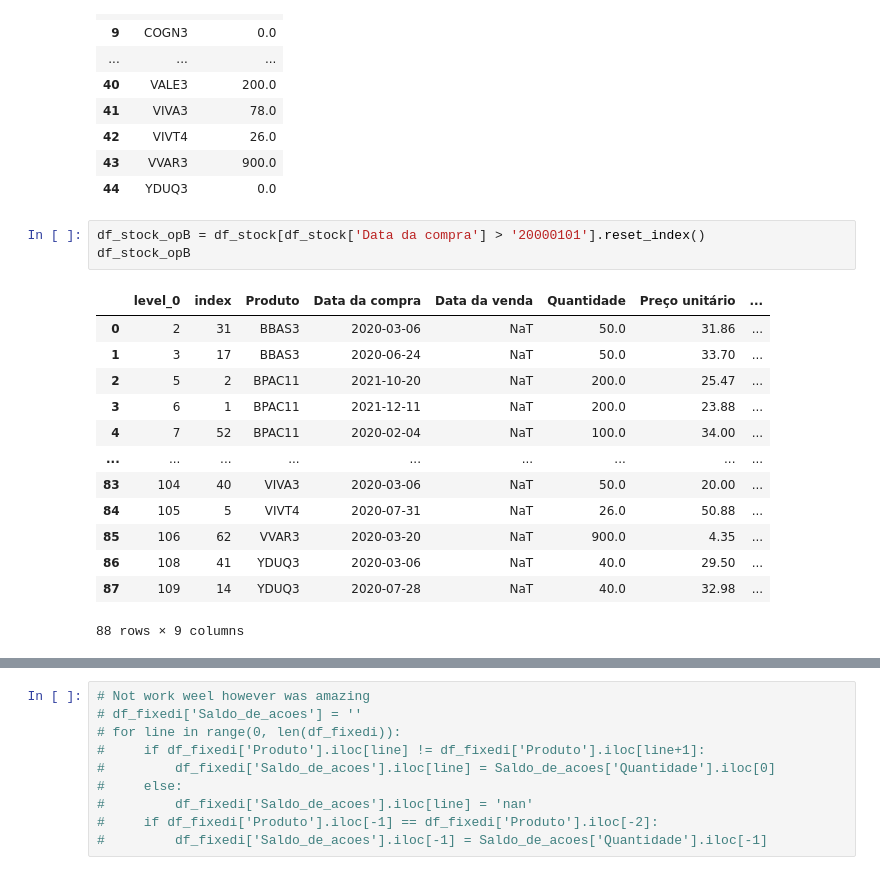
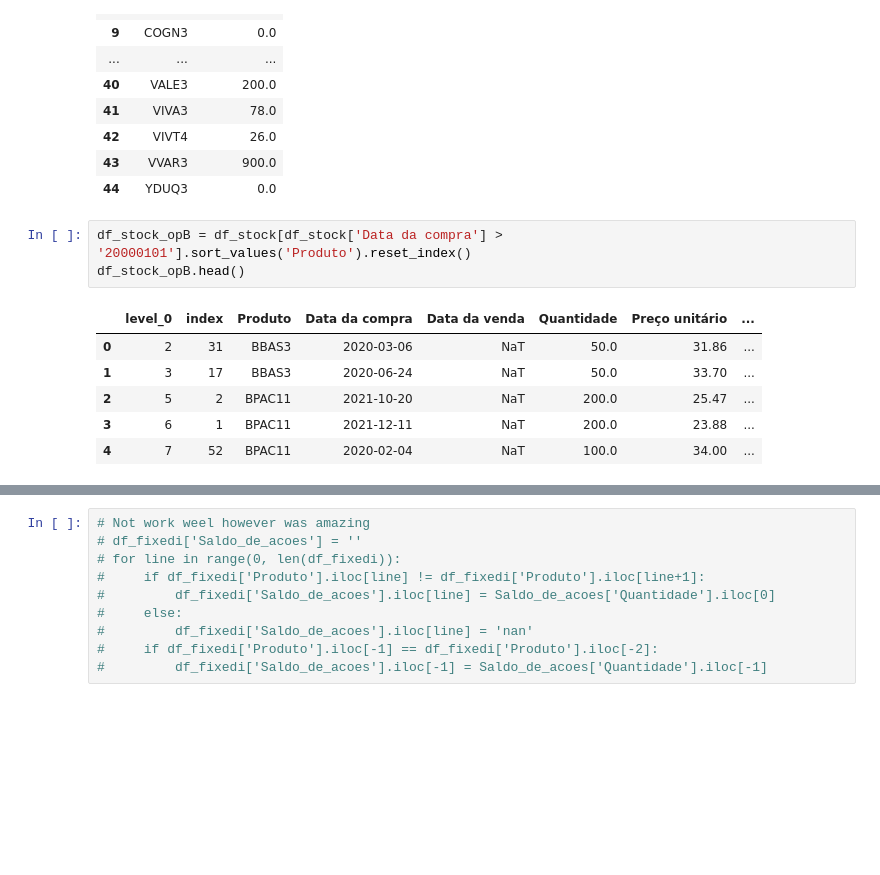
Before and after one commit to thamirisbrandao/b3_imposto_renda, a Jupyter notebook: notebooks/creating_spreadsheet.ipynb, the cells around one changed output, grey strips where cells are left out. Drawn from its saved outputs; the diff is of its cells as text; blank space fills up the shorter version.

```diff
--- a/notebooks/creating_spreadsheet.ipynb
+++ b/notebooks/creating_spreadsheet.ipynb
@@ -252,20 +252,13 @@ quantidades_prod_stock
 | 43 | VVAR3 | 900.0 |
 | 44 | YDUQ3 | 0.0 |
 # %%
-df_stock_opB = df_stock[df_stock['Data da compra'] > '20000101'].reset_index()
-df_stock_opB
+df_stock_opB = df_stock[df_stock['Data da compra'] > '20000101'].sort_values('Produto').reset_index()
+df_stock_opB.head()
 # %% [output]
 |  | level_0 | index | Produto | Data da compra | Data da venda | Quantidade | Preço unitário | ... |
 | 0 | 2 | 31 | BBAS3 | 2020-03-06 | NaT | 50.0 | 31.86 | ... |
 | 1 | 3 | 17 | BBAS3 | 2020-06-24 | NaT | 50.0 | 33.70 | ... |
 | 2 | 5 | 2 | BPAC11 | 2021-10-20 | NaT | 200.0 | 25.47 | ... |
 | 3 | 6 | 1 | BPAC11 | 2021-12-11 | NaT | 200.0 | 23.88 | ... |
 | 4 | 7 | 52 | BPAC11 | 2020-02-04 | NaT | 100.0 | 34.00 | ... |
-| ... | ... | ... | ... | ... | ... | ... | ... | ... |
-| 83 | 104 | 40 | VIVA3 | 2020-03-06 | NaT | 50.0 | 20.00 | ... |
-| 84 | 105 | 5 | VIVT4 | 2020-07-31 | NaT | 26.0 | 50.88 | ... |
-| 85 | 106 | 62 | VVAR3 | 2020-03-20 | NaT | 900.0 | 4.35 | ... |
-| 86 | 108 | 41 | YDUQ3 | 2020-03-06 | NaT | 40.0 | 29.50 | ... |
-| 87 | 109 | 14 | YDUQ3 | 2020-07-28 | NaT | 40.0 | 32.98 | ... |
-88 rows × 9 columns
 # %%
```
Also changed, not shown: parts of 34 cells of this notebook.
